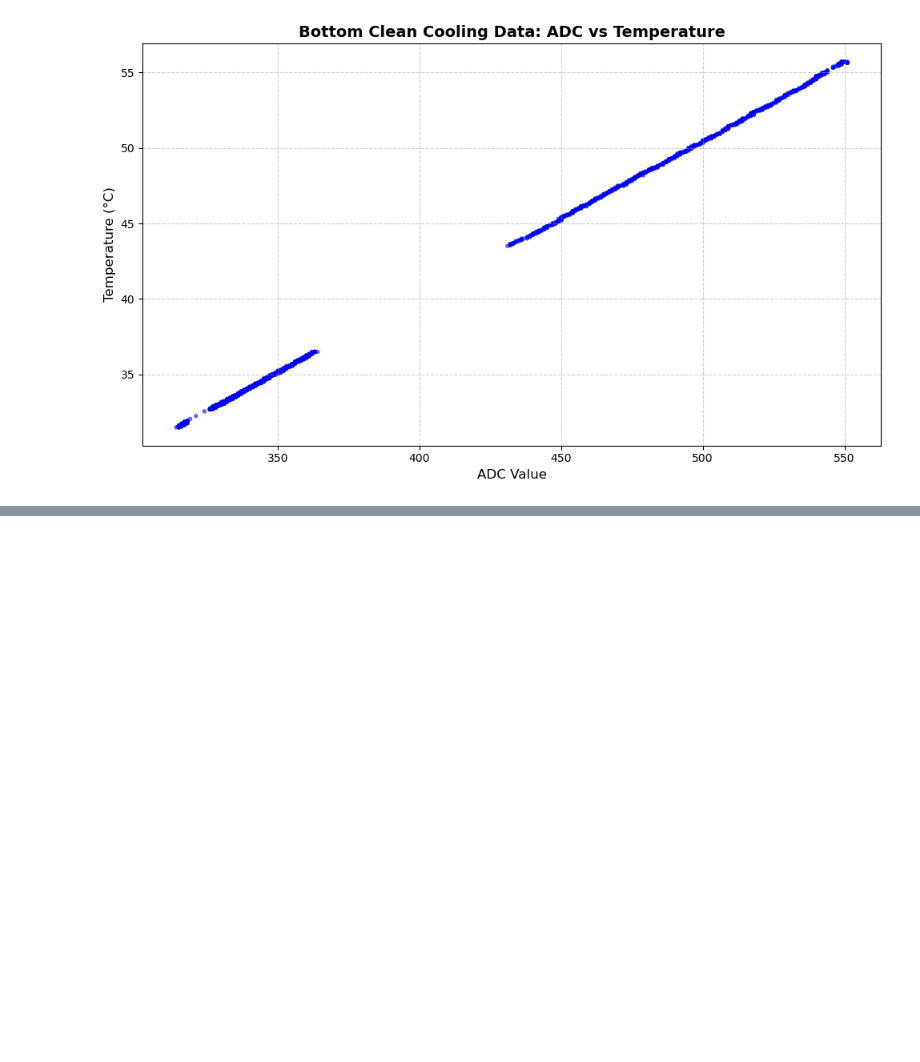
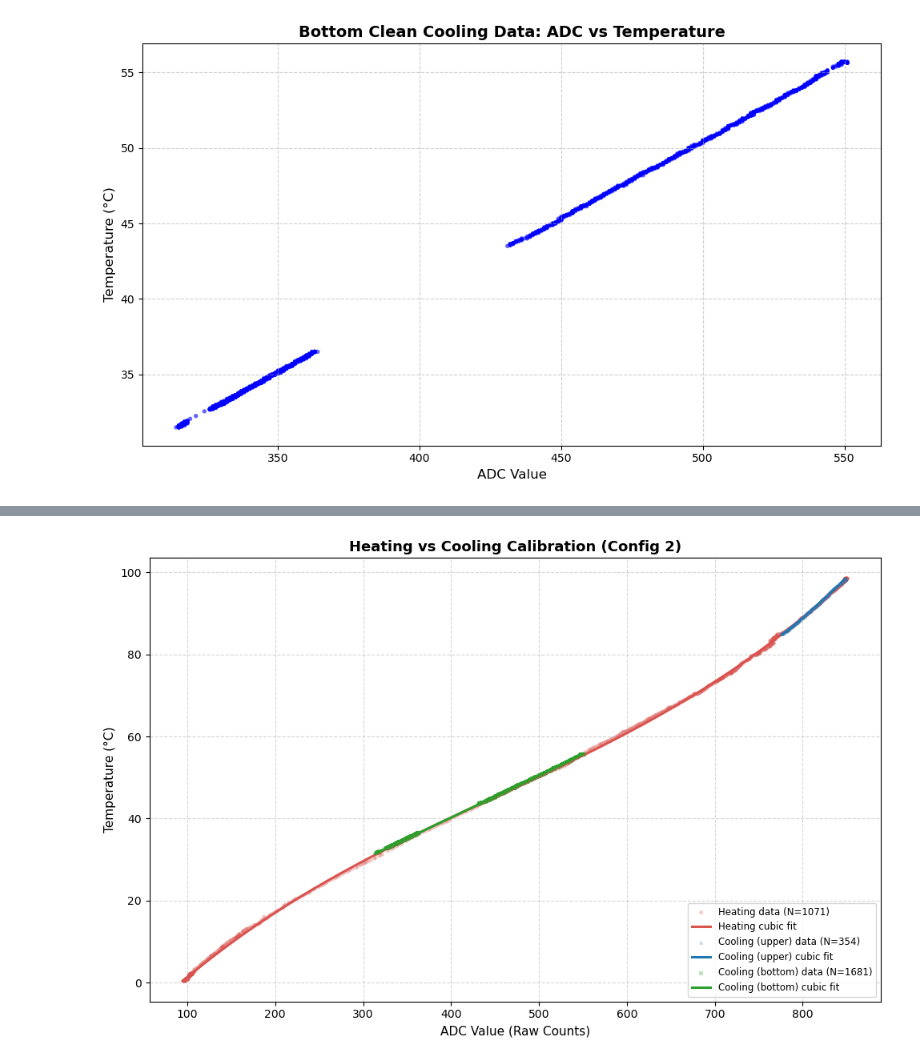
Before and after one commit to Kenura-R-Gunarathna/ph3039-lab-1, a Jupyter notebook: report/2nd_configuration_only/notebook.ipynb, the cells around one changed output, grey strips where cells are left out. Cells and saved outputs as stored; diff of their text form; code cells hidden in the pictures; blank space fills up the shorter version.

```diff
--- a/report/2nd_configuration_only/notebook.ipynb
+++ b/report/2nd_configuration_only/notebook.ipynb
@@ -541,0 +632,21 @@ plot_adc_vs_temp(
+# %%
+
+# ------------------------------------------------------------
+# 3. Graph: data + cubic fit lines for all three sets
+# ------------------------------------------------------------
+fig, ax = plt.subplots(figsize=(10, 6.5))
+for name, (df, color, marker) in datasets.items():
+    ax.scatter(df['adc'], df['temp_c'], color=color, marker=marker, s=12, alpha=0.30,
+               edgecolors='none', label=f"{name} data (N={len(df)})")
+    xs = np.linspace(df['adc'].min(), df['adc'].max(), 300)
+    ax.plot(xs, fits[name](xs), color=color, linewidth=2.2, label=f"{name} cubic fit")
+
+ax.set_xlabel("ADC Value (Raw Counts)", fontsize=11)
+ax.set_ylabel("Temperature (°C)", fontsize=11)
+ax.set_title("Heating vs Cooling Calibration (Config 2)", fontsize=13, fontweight='bold')
+ax.grid(True, linestyle='--', alpha=0.5)
+ax.legend(loc='lower right', fontsize=8.5)
+plt.tight_layout()
+plt.show()
+# %% [output]
+[figure, added]
```
Also changed, not shown: parts of 6 cells of this notebook.
